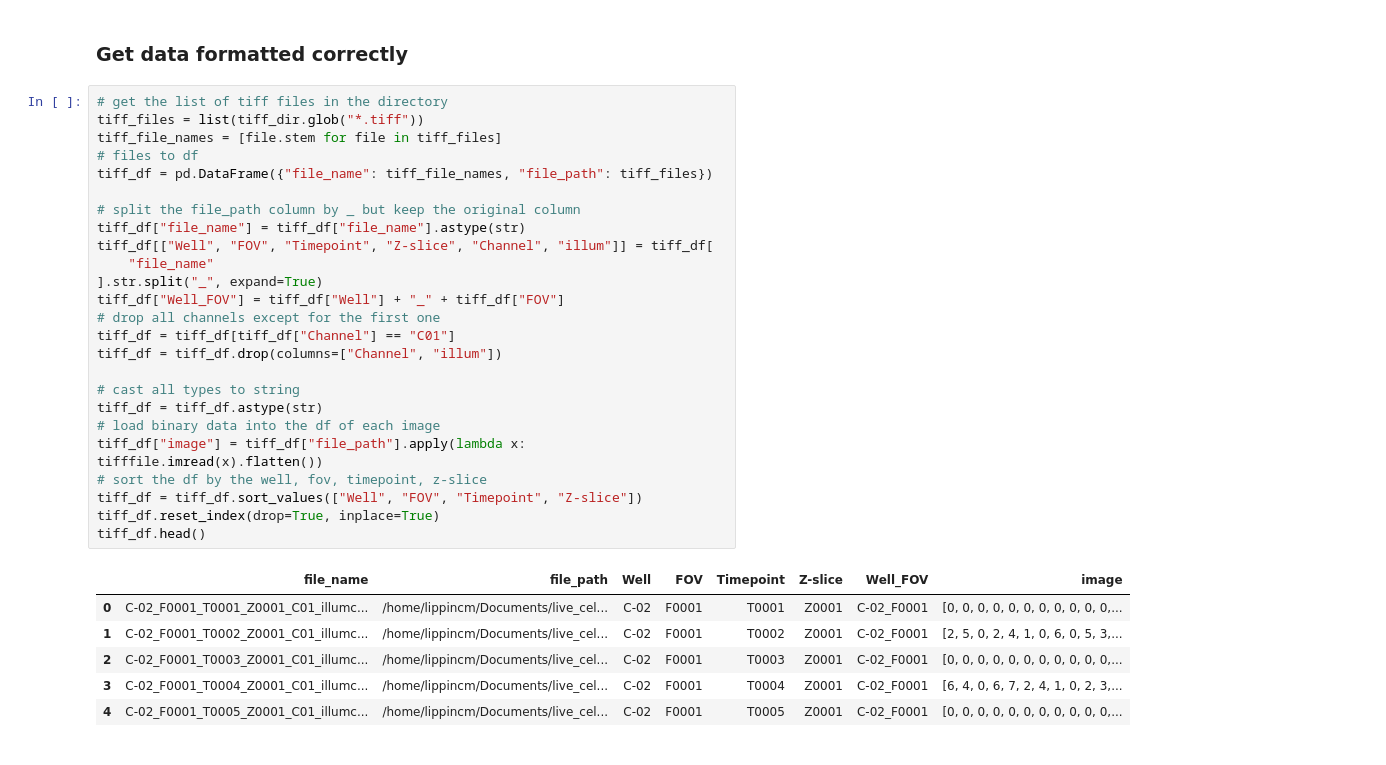
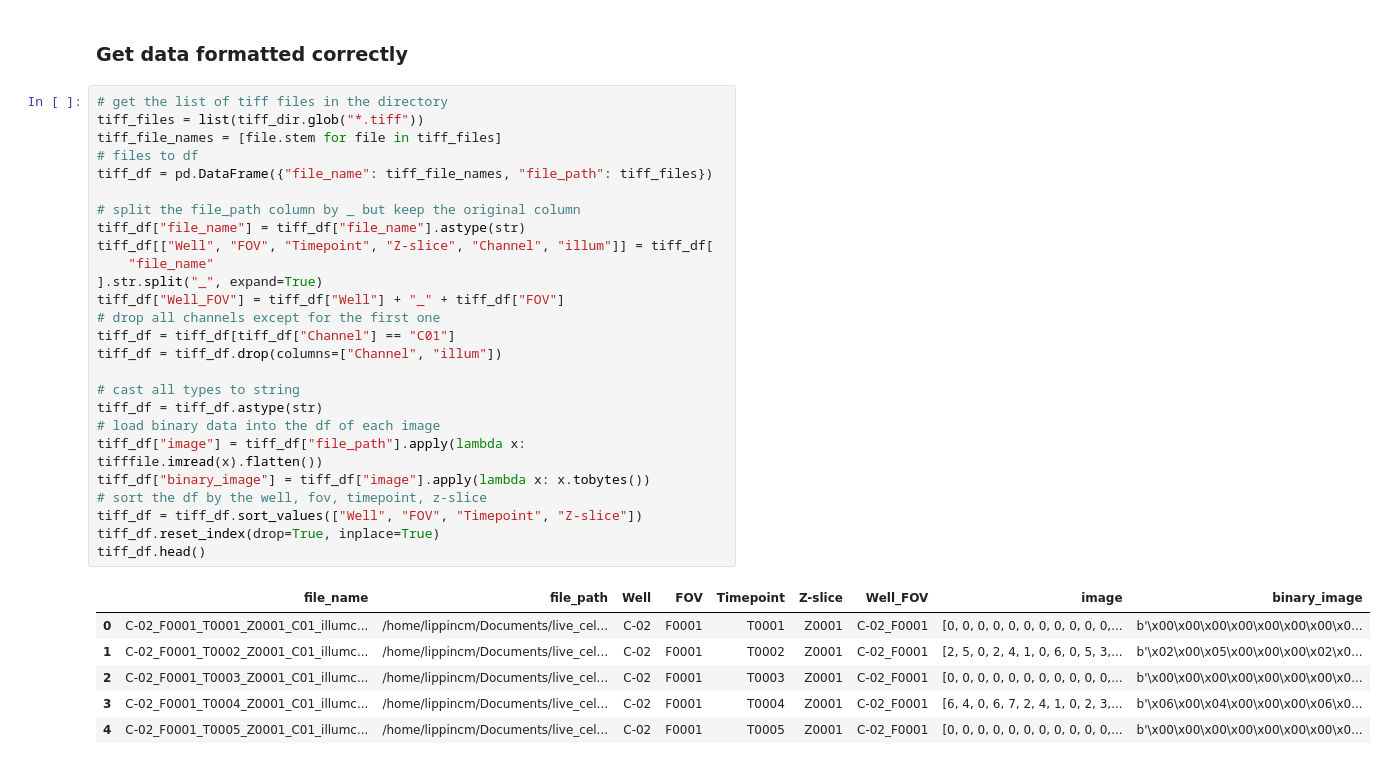
Before and after one commit to WayScience/live_cell_timelapse_apoptosis, a Jupyter notebook: 3.optimizing_CP_attempt/run_sam/notebooks/0.create_db_for_pipe.ipynb, the cells around one changed output. Cells and saved outputs as stored; diff of their text form.

```diff
--- a/3.optimizing_CP_attempt/run_sam/notebooks/0.create_db_for_pipe.ipynb
+++ b/3.optimizing_CP_attempt/run_sam/notebooks/0.create_db_for_pipe.ipynb
@@ -26,35 +27,36 @@ tiff_dir = pathlib.Path(
 # %%
 # get the list of tiff files in the directory
 tiff_files = list(tiff_dir.glob("*.tiff"))
 tiff_file_names = [file.stem for file in tiff_files]
 # files to df
 tiff_df = pd.DataFrame({"file_name": tiff_file_names, "file_path": tiff_files})
 
 # split the file_path column by _ but keep the original column
 tiff_df["file_name"] = tiff_df["file_name"].astype(str)
 tiff_df[["Well", "FOV", "Timepoint", "Z-slice", "Channel", "illum"]] = tiff_df[
     "file_name"
 ].str.split("_", expand=True)
 tiff_df["Well_FOV"] = tiff_df["Well"] + "_" + tiff_df["FOV"]
 # drop all channels except for the first one
 tiff_df = tiff_df[tiff_df["Channel"] == "C01"]
 tiff_df = tiff_df.drop(columns=["Channel", "illum"])
 
 # cast all types to string
 tiff_df = tiff_df.astype(str)
 # load binary data into the df of each image
 tiff_df["image"] = tiff_df["file_path"].apply(lambda x: tifffile.imread(x).flatten())
+tiff_df["binary_image"] = tiff_df["image"].apply(lambda x: x.tobytes())
 # sort the df by the well, fov, timepoint, z-slice
 tiff_df = tiff_df.sort_values(["Well", "FOV", "Timepoint", "Z-slice"])
 tiff_df.reset_index(drop=True, inplace=True)
 tiff_df.head()
 # %% [output]
-|  | file_name | file_path | Well | FOV | Timepoint | Z-slice | Well_FOV | image |
-| 0 | C-02_F0001_T0001_Z0001_C01_illumc... | /home/lippincm/Documents/live_cel... | C-02 | F0001 | T0001 | Z0001 | C-02_F0001 | [0, 0, 0, 0, 0, 0, 0, 0, 0, 0, 0,... |
-| 1 | C-02_F0001_T0002_Z0001_C01_illumc... | /home/lippincm/Documents/live_cel... | C-02 | F0001 | T0002 | Z0001 | C-02_F0001 | [2, 5, 0, 2, 4, 1, 0, 6, 0, 5, 3,... |
-| 2 | C-02_F0001_T0003_Z0001_C01_illumc... | /home/lippincm/Documents/live_cel... | C-02 | F0001 | T0003 | Z0001 | C-02_F0001 | [0, 0, 0, 0, 0, 0, 0, 0, 0, 0, 0,... |
-| 3 | C-02_F0001_T0004_Z0001_C01_illumc... | /home/lippincm/Documents/live_cel... | C-02 | F0001 | T0004 | Z0001 | C-02_F0001 | [6, 4, 0, 6, 7, 2, 4, 1, 0, 2, 3,... |
-| 4 | C-02_F0001_T0005_Z0001_C01_illumc... | /home/lippincm/Documents/live_cel... | C-02 | F0001 | T0005 | Z0001 | C-02_F0001 | [0, 0, 0, 0, 0, 0, 0, 0, 0, 0, 0,... |
+|  | file_name | file_path | Well | FOV | Timepoint | Z-slice | Well_FOV | image | binary_image |
+| 0 | C-02_F0001_T0001_Z0001_C01_illumc... | /home/lippincm/Documents/live_cel... | C-02 | F0001 | T0001 | Z0001 | C-02_F0001 | [0, 0, 0, 0, 0, 0, 0, 0, 0, 0, 0,... | b'\x00\x00\x00\x00\x00\x00\x00\x0... |
+| 1 | C-02_F0001_T0002_Z0001_C01_illumc... | /home/lippincm/Documents/live_cel... | C-02 | F0001 | T0002 | Z0001 | C-02_F0001 | [2, 5, 0, 2, 4, 1, 0, 6, 0, 5, 3,... | b'\x02\x00\x05\x00\x00\x00\x02\x0... |
+| 2 | C-02_F0001_T0003_Z0001_C01_illumc... | /home/lippincm/Documents/live_cel... | C-02 | F0001 | T0003 | Z0001 | C-02_F0001 | [0, 0, 0, 0, 0, 0, 0, 0, 0, 0, 0,... | b'\x00\x00\x00\x00\x00\x00\x00\x0... |
+| 3 | C-02_F0001_T0004_Z0001_C01_illumc... | /home/lippincm/Documents/live_cel... | C-02 | F0001 | T0004 | Z0001 | C-02_F0001 | [6, 4, 0, 6, 7, 2, 4, 1, 0, 2, 3,... | b'\x06\x00\x04\x00\x00\x00\x06\x0... |
+| 4 | C-02_F0001_T0005_Z0001_C01_illumc... | /home/lippincm/Documents/live_cel... | C-02 | F0001 | T0005 | Z0001 | C-02_F0001 | [0, 0, 0, 0, 0, 0, 0, 0, 0, 0, 0,... | b'\x00\x00\x00\x00\x00\x00\x00\x0... |
 # %%
 schema = pa.schema(
     [
```
Also changed, not shown: parts of 5 cells of this notebook, 6 other files.
